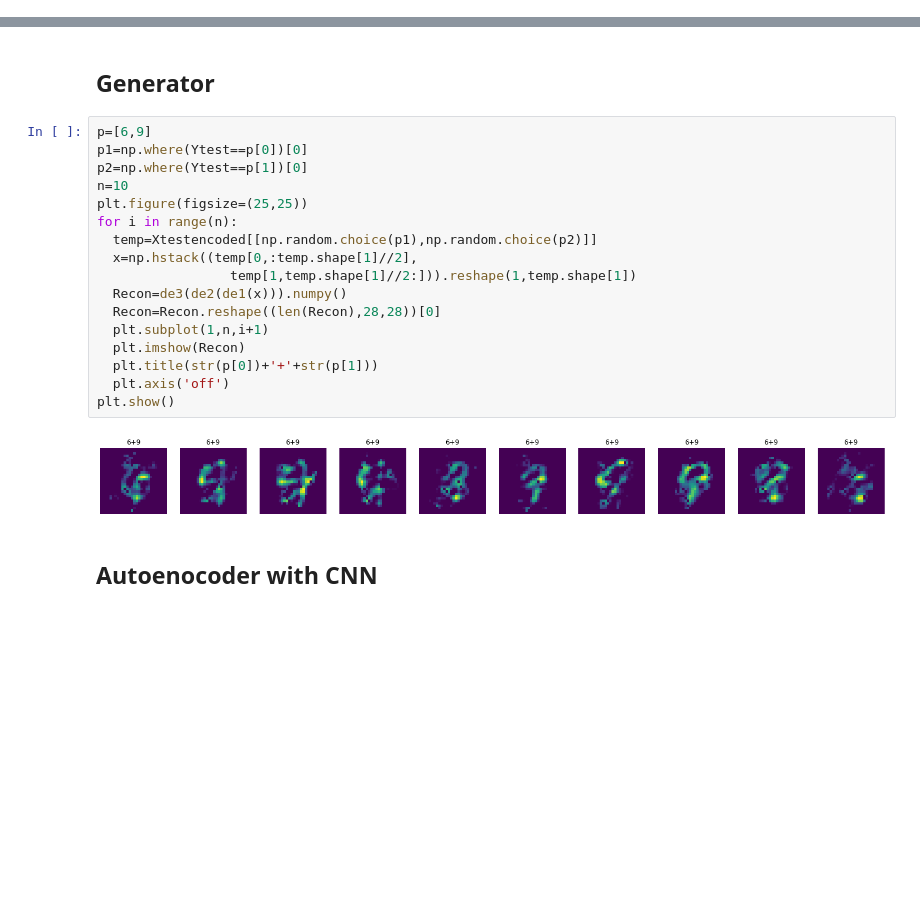
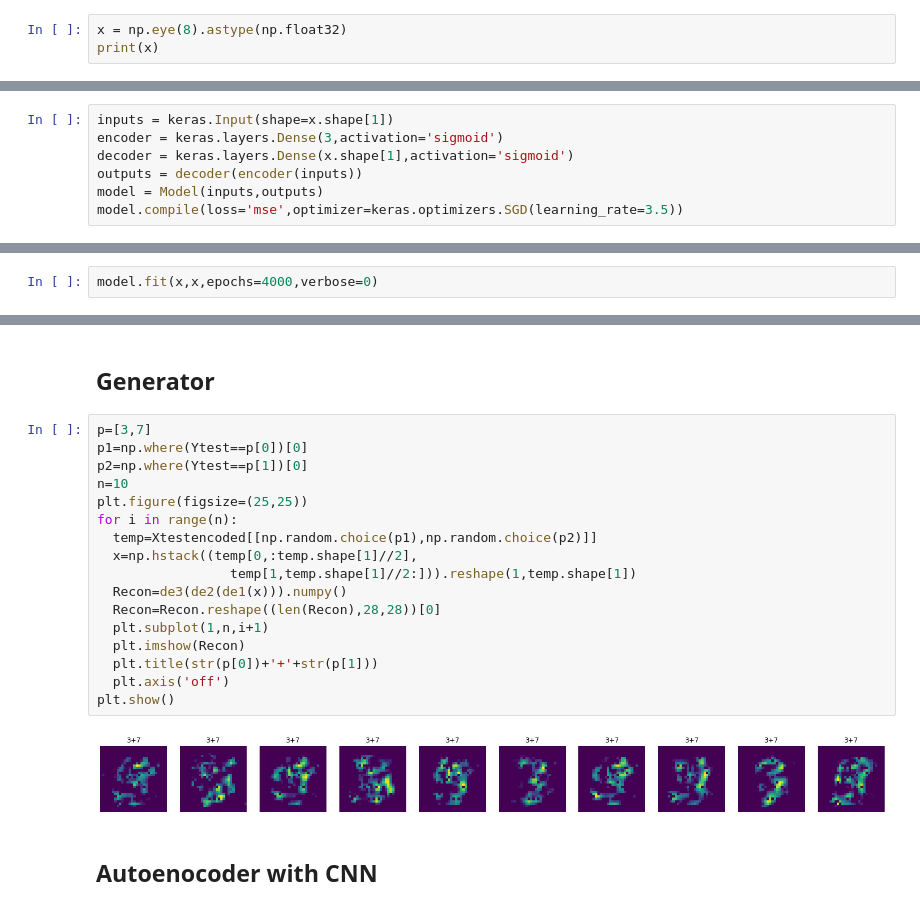
Before and after one commit to CakeNuthep/Super_AI, a Jupyter notebook: Copy_of_TFcourse2020_Parinya.ipynb, the cells around one changed output, grey strips where cells are left out. Saved outputs shown, nothing was run; the diff lists cells and outputs as text; blank space fills up the shorter version.

```diff
--- a/Copy_of_TFcourse2020_Parinya.ipynb
+++ b/Copy_of_TFcourse2020_Parinya.ipynb
@@ -1113,0 +1140,3 @@ np.sum(Ztest.argmax(axis=1) == Ytest)/len(Ztest)
+# %%
+x = np.eye(8).astype(np.float32)
+print(x)
@@ -1113,0 +1152,7 @@ np.sum(Ztest.argmax(axis=1) == Ytest)/len(Ztest)
+# %%
+inputs = keras.Input(shape=x.shape[1])
+encoder = keras.layers.Dense(3,activation='sigmoid')
+decoder = keras.layers.Dense(x.shape[1],activation='sigmoid')
+outputs = decoder(encoder(inputs))
+model = Model(inputs,outputs)
+model.compile(loss='mse',optimizer=keras.optimizers.SGD(learning_rate=3.5))
@@ -1113,0 +1176,2 @@ np.sum(Ztest.argmax(axis=1) == Ytest)/len(Ztest)
+# %%
+model.fit(x,x,epochs=4000,verbose=0)
@@ -1226,24 +1318,24 @@ plt.show()
 # %% [markdown]
 ## Generator
 # %%
-p=[6,9]
+p=[3,7]
 p1=np.where(Ytest==p[0])[0]
 p2=np.where(Ytest==p[1])[0]
 n=10
 plt.figure(figsize=(25,25))
 for i in range(n):
   temp=Xtestencoded[[np.random.choice(p1),np.random.choice(p2)]]
   x=np.hstack((temp[0,:temp.shape[1]//2],
                  temp[1,temp.shape[1]//2:])).reshape(1,temp.shape[1])
   Recon=de3(de2(de1(x))).numpy()
   Recon=Recon.reshape((len(Recon),28,28))[0]
   plt.subplot(1,n,i+1)
   plt.imshow(Recon)
   plt.title(str(p[0])+'+'+str(p[1]))
   plt.axis('off')
 plt.show()
 # %% [output]
-[figure, old version]
+[figure, new version]
 # %% [markdown]
 ## Autoenocoder with CNN
 # %%
```
Also changed, not shown: parts of 28 cells of this notebook.
